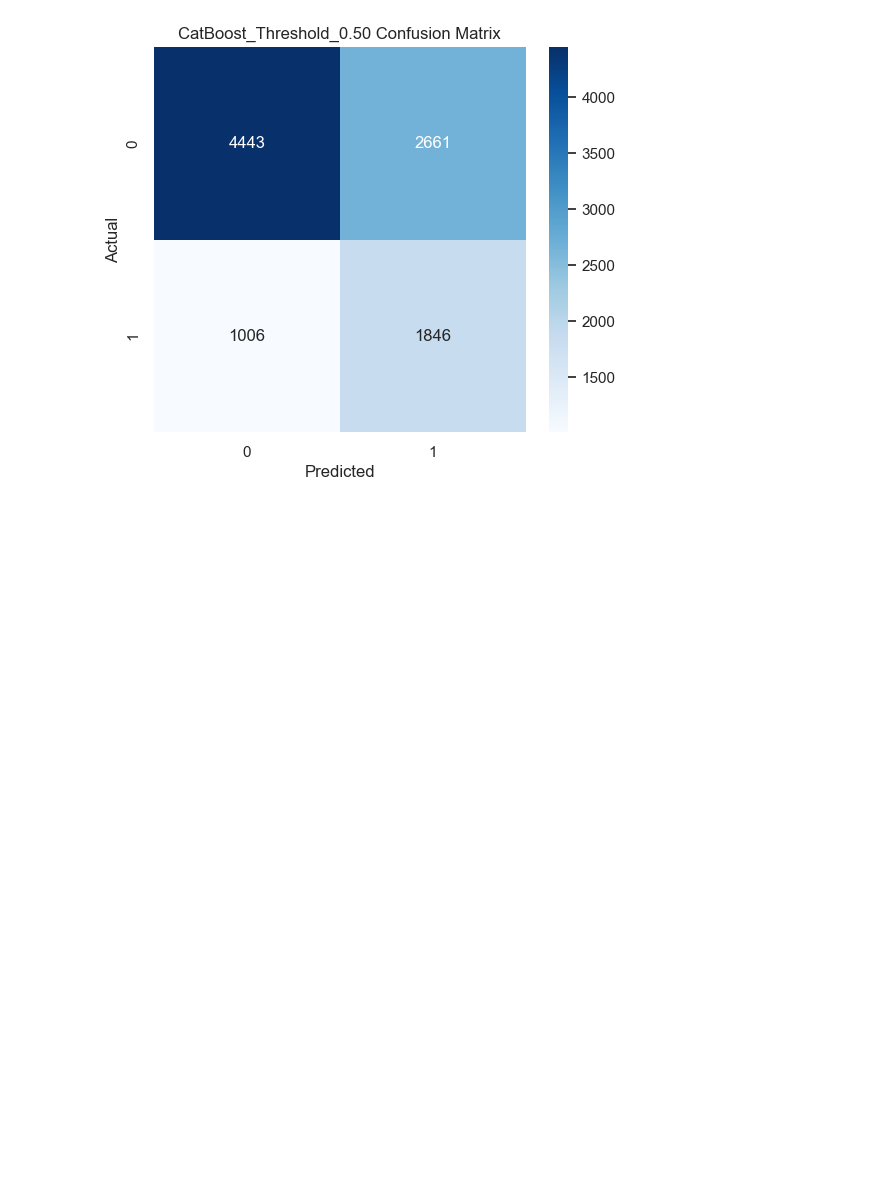
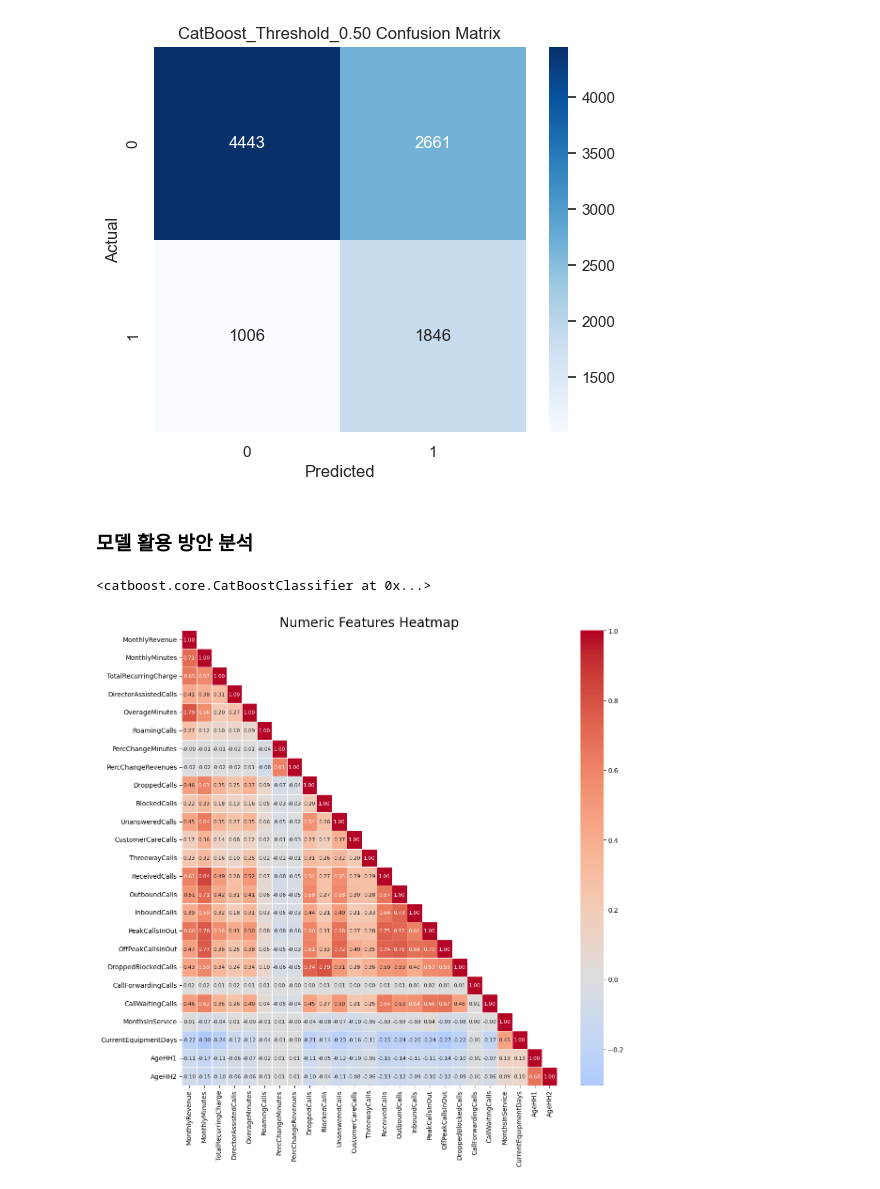
Before and after one commit to SKNETWORKS-FAMILY-AICAMP/SKN24-2nd-6Team, a Jupyter notebook: src/models/catboost/ML_CatBoost_Final.ipynb, the cells around one changed output. Cells and saved outputs as stored; diff of their text form; code cells hidden in the pictures; blank space fills up the shorter version.

Commit message:
feat: CatBoost 모델 활용 방안 분석

```diff
--- a/src/models/catboost/ML_CatBoost_Final.ipynb
+++ b/src/models/catboost/ML_CatBoost_Final.ipynb
@@ -377,3 +377,16 @@ plt.savefig(f'../../../asset/graph/catboost/CatBoost_Threshold_{best_threshold:.
 plt.show()
 # %% [output]
 [figure]
+# %% [markdown]
+### 모델 활용 방안 분석
+# %%
+from catboost import CatBoostClassifier
+import joblib
+
+loaded_model = CatBoostClassifier()
+
+loaded_model.load_model('../../../saved_models/catboost.cbm')
+# %% [output]
+<catboost.core.CatBoostClassifier at 0x...>
+# %%
+pred_df = pd.read_csv('../../../data/preprocessed/cell2cell_unscaled_test.csv')
@@ -379,0 +412,33 @@ plt.show()
+# %%
+preds = loaded_model.predict(pred_df)
+pred_probas = loaded_model.predict_proba(pred_df)
+
+pred_df['preds'] = preds
+pred_df['pred_probas'] = pred_probas[:, 1]
+# %%
+cat_features = [
+    'ChildrenInHH', 'HandsetRefurbished', 'HandsetWebCapable', 'TruckOwner',
+    'RVOwner', 'BuysViaMailOrder', 'RespondsToMailOffers', 'OptOutMailings',
+    'NonUSTravel', 'OwnsComputer', 'HasCreditCard', 'RetentionCalls',
+    'RetentionOffersAccepted', 'NewCellphoneUser', 'NotNewCellphoneUser',
+    'ReferralsMadeBySubscriber', 'IncomeGroup', 'OwnsMotorcycle',
+    'AdjustmentsToCreditRating', 'HandsetPrice', 'MadeCallToRetentionTeam',
+    'CreditRating', 'Prizm_Other', 'Prizm_Rural', 'Prizm_Suburban', 'Prizm_Town',
+    'Occ_Clerical', 'Occ_Crafts', 'Occ_Homemaker', 'Occ_Other', 'Occ_Professional',
+    'Occ_Retired', 'Occ_Self', 'Occ_Student', 'Marital_No', 'Marital_Yes',
+    'UniqueSubs', 'ActiveSubs', 'Handsets', 'HandsetModels', 'preds', 'pred_probas', 'CustomerID'
+]
+
+numeric_df = pred_df.drop(cat_features, axis=1)
+
+numeric_cols = numeric_df.select_dtypes(include=['number']).columns.tolist()
+corr_matrix = numeric_df[numeric_cols].corr()
+mask = np.triu(np.ones_like(corr_matrix, dtype=bool), k=1)
+
+plt.figure(figsize=(12, 12)) # 숫자가 다 보이도록 크기를 넉넉하게 지정
+sns.heatmap(corr_matrix, mask=mask, annot=True, fmt=".2f", cmap='coolwarm', linewidths=.5, center=0, annot_kws={"size": 8})
+plt.title('Numeric Features Heatmap', fontsize=20)
+plt.tight_layout()
+plt.show()
+# %% [output]
+[figure, added]
```
Also changed, not shown: parts of 3 cells of this notebook.
